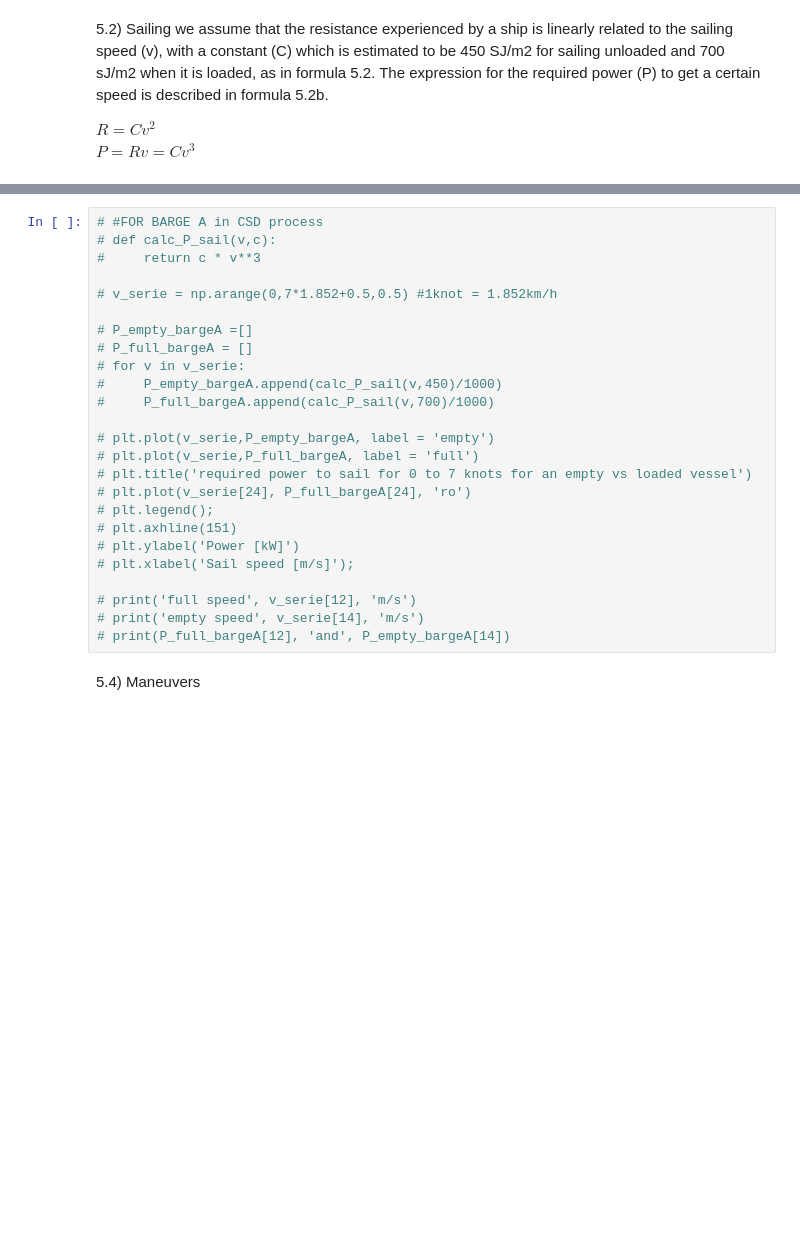
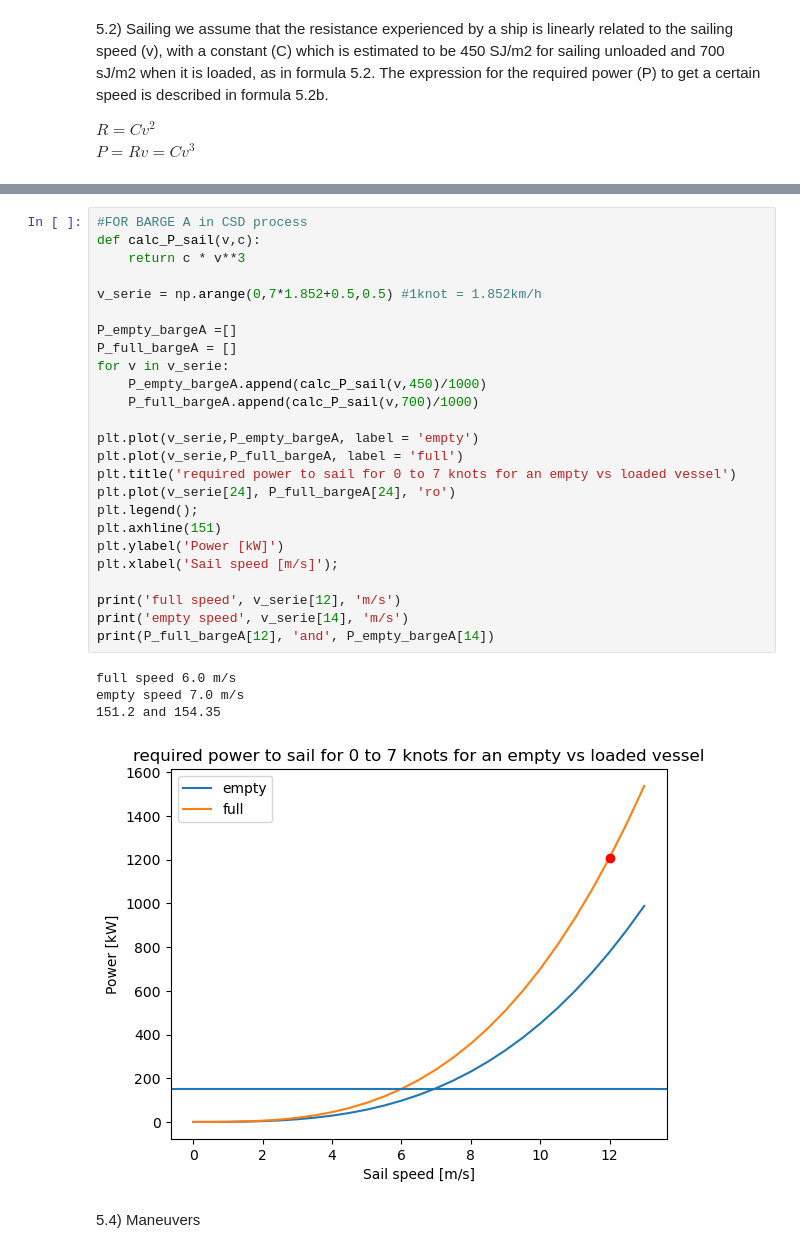
Before and after one commit to denisepierce01/Dredging, a Jupyter notebook: Dredging.ipynb, the cells around one changed output, grey strips where cells are left out. Cells and saved outputs as stored; diff of their text form; blank space fills up the shorter version.

```diff
--- a/Dredging.ipynb
+++ b/Dredging.ipynb
@@ -405,29 +404,34 @@ v_serie
 [figure]
 # %%
-# #FOR BARGE A in CSD process
-# def calc_P_sail(v,c):
-#     return c * v**3
+#FOR BARGE A in CSD process
+def calc_P_sail(v,c):
+    return c * v**3
 
-# v_serie = np.arange(0,7*1.852+0.5,0.5) #1knot = 1.852km/h
+v_serie = np.arange(0,7*1.852+0.5,0.5) #1knot = 1.852km/h
 
-# P_empty_bargeA =[]
-# P_full_bargeA = []
-# for v in v_serie:
-#     P_empty_bargeA.append(calc_P_sail(v,450)/1000)
-#     P_full_bargeA.append(calc_P_sail(v,700)/1000)
+P_empty_bargeA =[]
+P_full_bargeA = []
+for v in v_serie:
+    P_empty_bargeA.append(calc_P_sail(v,450)/1000)
+    P_full_bargeA.append(calc_P_sail(v,700)/1000)
 
-# plt.plot(v_serie,P_empty_bargeA, label = 'empty')
-# plt.plot(v_serie,P_full_bargeA, label = 'full')
-# plt.title('required power to sail for 0 to 7 knots for an empty vs loaded vessel')
-# plt.plot(v_serie[24], P_full_bargeA[24], 'ro')
-# plt.legend();
-# plt.axhline(151)
-# plt.ylabel('Power [kW]')
-# plt.xlabel('Sail speed [m/s]');
+plt.plot(v_serie,P_empty_bargeA, label = 'empty')
+plt.plot(v_serie,P_full_bargeA, label = 'full')
+plt.title('required power to sail for 0 to 7 knots for an empty vs loaded vessel')
+plt.plot(v_serie[24], P_full_bargeA[24], 'ro')
+plt.legend();
+plt.axhline(151)
+plt.ylabel('Power [kW]')
+plt.xlabel('Sail speed [m/s]');
 
-# print('full speed', v_serie[12], 'm/s')
-# print('empty speed', v_serie[14], 'm/s')
-# print(P_full_bargeA[12], 'and', P_empty_bargeA[14])
+print('full speed', v_serie[12], 'm/s')
+print('empty speed', v_serie[14], 'm/s')
+print(P_full_bargeA[12], 'and', P_empty_bargeA[14])
+# %% [output]
+full speed 6.0 m/s
+empty speed 7.0 m/s
+151.2 and 154.35
+[figure, added]
 # %% [markdown]
 5.4) Maneuvers
 # %%
```
Also changed, not shown: parts of 17 cells of this notebook, 1 other file.
